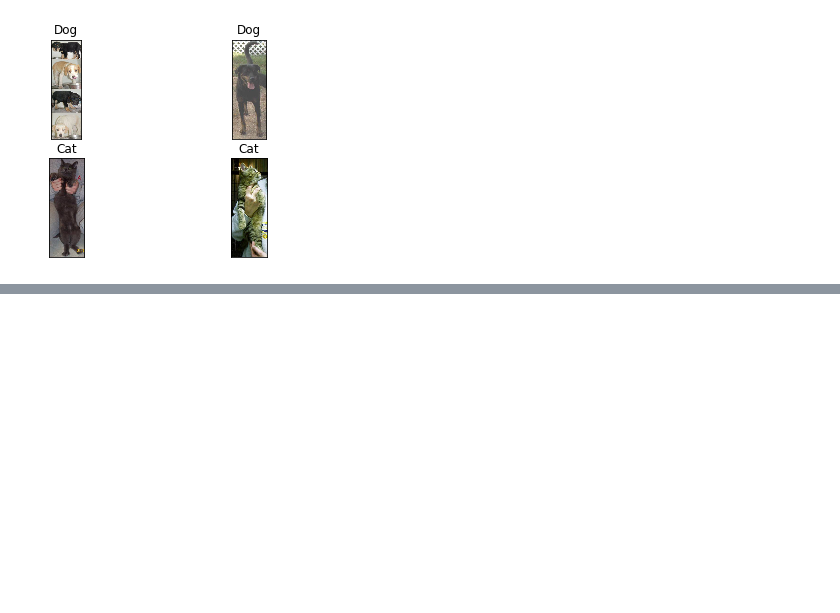
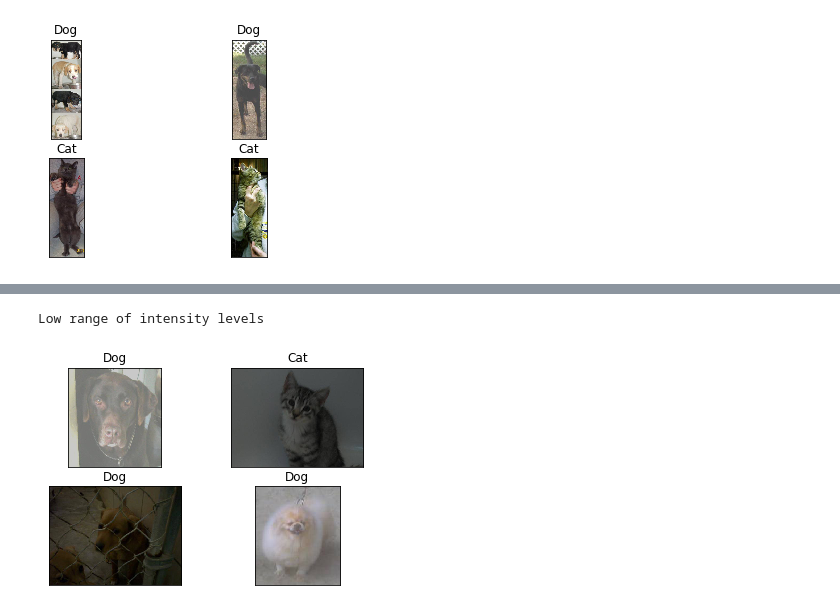
Before and after one commit to Bielicki/tensorflow_practice, a Jupyter notebook: Cats vs. Dogs/Cats vs. Dogs preprocessing.ipynb, the cells around one changed output, grey strips where cells are left out. Cells and saved outputs as stored; diff of their text form; code cells hidden in the pictures; blank space fills up the shorter version.

Commit message:
Finished analysis of the images

```diff
--- a/Cats vs. Dogs/Cats vs. Dogs preprocessing.ipynb
+++ b/Cats vs. Dogs/Cats vs. Dogs preprocessing.ipynb
@@ -43,9 +43,12 @@ cats = df[df['label'] == 'cat']['path']
 # Function to show images using Matplotlib :)
 # Takes iterable of 4 paths
 def show_images(paths):
+    if len(paths) != 4:
+        raise ValueError('Number of paths must be equal to 4')
+
     fig = plt.figure()
     for n, path in enumerate(paths, 1):
-        #I create 2x2 space for images so its best to pass 4
+        #I create 2x2 space for images so its best to pass 4 paths :)
         y = fig.add_subplot(2, 2, n)
         img = Image.open(path)
         if 'cat' in path.split('/')[-1]: label = 'Cat'
@@ -136,0 +148,9 @@ Lowest aspect ratio
+# %%
+df['range'] = df['path'].map(lambda x: np.array(Image.open(x)).ptp())
+df['std'] = df['path'].map(lambda x: np.array(Image.open(x)).std())
+# %%
+print('Low range of intensity levels')
+show_images(df.sort_values(by='range')['path'].head(4))
+# %% [output]
+Low range of intensity levels
+[figure, added]
```
Also changed, not shown: parts of 9 cells of this notebook.
